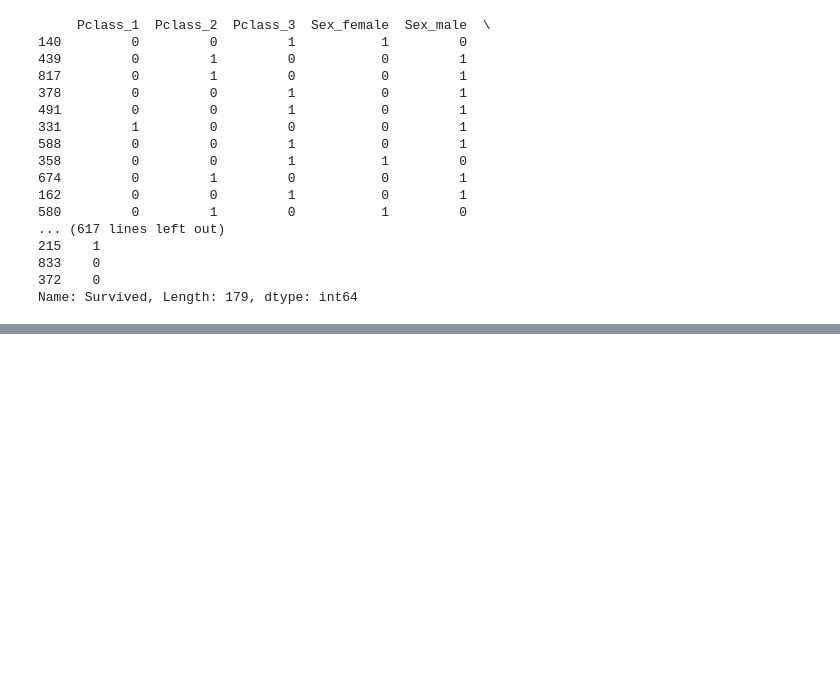
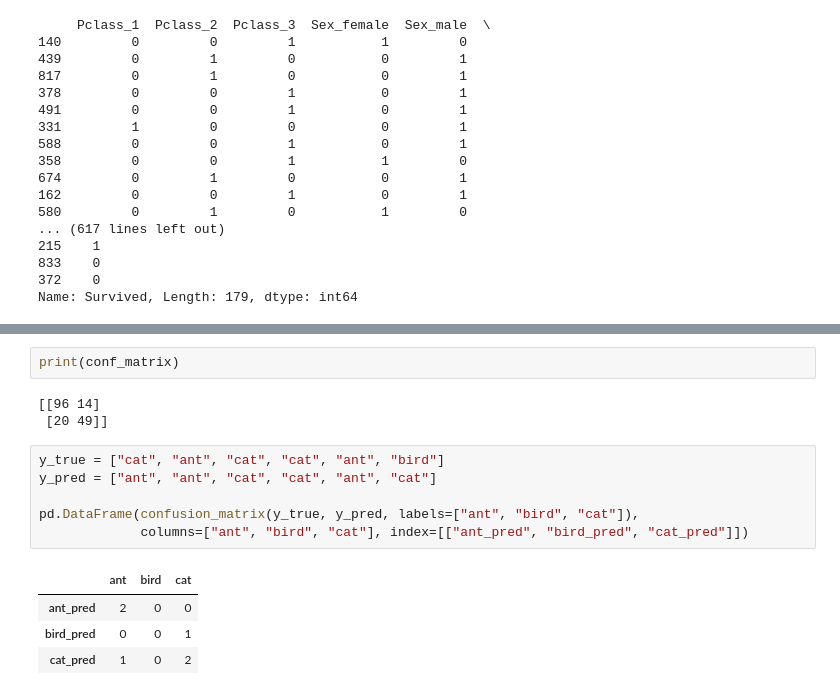
Before and after one commit to ElenaKutanov/60daysofudacity, a Jupyter notebook: Kaggle Titanic Supervised Learning Tutorial.ipynb, the cells around one changed output, grey strips where cells are left out. Cells and saved outputs as stored; diff of their text form; blank space fills up the shorter version.

```diff
--- a/Kaggle Titanic Supervised Learning Tutorial.ipynb
+++ b/Kaggle Titanic Supervised Learning Tutorial.ipynb
@@ -162,0 +208,16 @@ Name: Survived, Length: 179, dtype: int64
+# %%
+print(conf_matrix)
+# %% [output]
+[[96 14]
+ [20 49]]
+# %%
+y_true = ["cat", "ant", "cat", "cat", "ant", "bird"]
+y_pred = ["ant", "ant", "cat", "cat", "ant", "cat"]
+
+pd.DataFrame(confusion_matrix(y_true, y_pred, labels=["ant", "bird", "cat"]),
+             columns=["ant", "bird", "cat"], index=[["ant_pred", "bird_pred", "cat_pred"]])
+# %% [output]
+|  | ant | bird | cat |
+| ant_pred | 2 | 0 | 0 |
+| bird_pred | 0 | 0 | 1 |
+| cat_pred | 1 | 0 | 2 |
```
Also changed, not shown: parts of 8 cells of this notebook.
